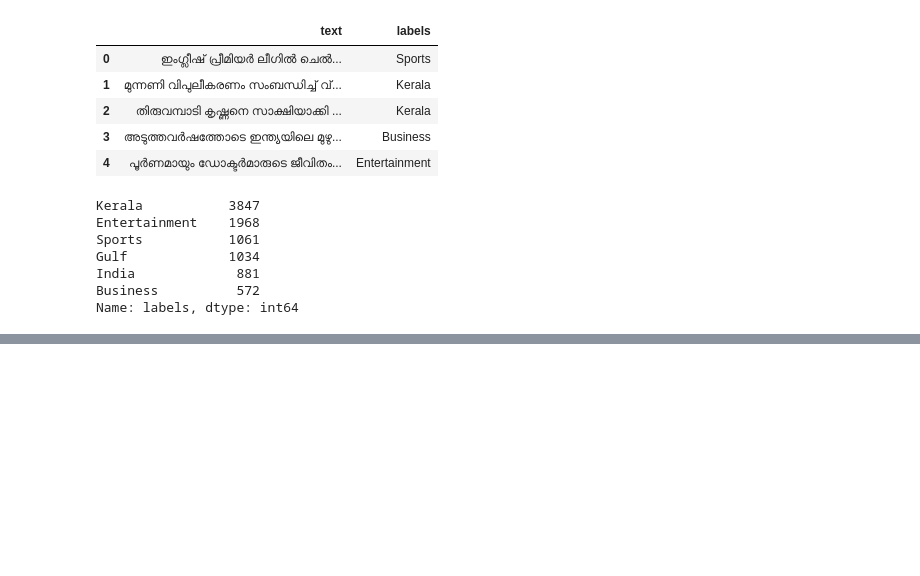
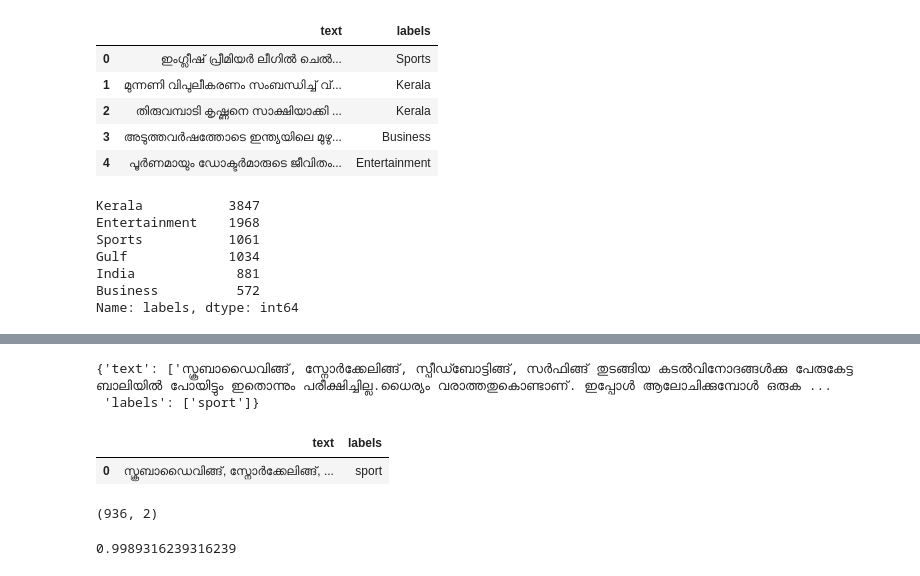
Before and after one commit to smc/malayalam-text-classifier, a Jupyter notebook: nbs/baselinemodel.ipynb, the cells around one changed output, grey strips where cells are left out. Cells and saved outputs as stored; diff of their text form; code cells hidden in the pictures; blank space fills up the shorter version.

```diff
--- a/nbs/baselinemodel.ipynb
+++ b/nbs/baselinemodel.ipynb
@@ -73,0 +73,17 @@ count_vec.vocabulary_
+# %%
+data = {"text": ["സ്കൂബാഡൈവിങ്ങ്, സ്നോർക്കേലിങ്ങ്, സ്പീഡ്ബോട്ടിങ്ങ്, സർഫിങ്ങ് തുടങ്ങിയ കടൽവിനോദങ്ങൾക്കു പേരുകേട്ട ബാലിയിൽ പോയിട്ടും ഇതൊന്നും പരീക്ഷിച്ചില്ല.ധൈര്യം വരാത്തതുകൊണ്ടാണ്. ഇപ്പോൾ ആലോചിക്കുമ്പോൾ ഒരുകൈ നോക്കാമായിരുന്നെന്നുോന്നുന്നു. സാരമില്ല, ബാക്കിവെച്ച ആഗ്രഹങ്ങളാണല്ലോ മുന്നോട്ടുനീങ്ങാനുള്ള പ്രേരണ. അവസരങ്ങൾ ഇനിയുമുണ്ടാകുമെന്ന് കരുതുന്നു."], "labels": ["sport"]}
+data
+# %% [output]
+{'text': ['സ്കൂബാഡൈവിങ്ങ്, സ്നോർക്കേലിങ്ങ്, സ്പീഡ്ബോട്ടിങ്ങ്, സർഫിങ്ങ് തുടങ്ങിയ കടൽവിനോദങ്ങൾക്കു പേരുകേട്ട ബാലിയിൽ പോയിട്ടും ഇതൊന്നും പരീക്ഷിച്ചില്ല.ധൈര്യം വരാത്തതുകൊണ്ടാണ്. ഇപ്പോൾ ആലോചിക്കുമ്പോൾ ഒരുക ...
+ 'labels': ['sport']}
+# %%
+test_df = pd.DataFrame(data)
+test_df.head()
+# %% [output]
+|  | text | labels |
+| 0 | സ്കൂബാഡൈവിങ്ങ്, സ്നോർക്കേലിങ്ങ്, ... | sport |
+# %%
+test_df = df.sample(frac=0.1, random_state=1)
+test_df.shape
+# %% [output]
+(936, 2)
@@ -73,0 +92,6 @@ count_vec.vocabulary_
+# %%
+preds = model.predict(xtest)
+accuracy = metrics.accuracy_score(test_df.labels, preds)
+accuracy
+# %% [output]
+0.9989316239316239
```
Also changed, not shown: parts of 30 cells of this notebook.
